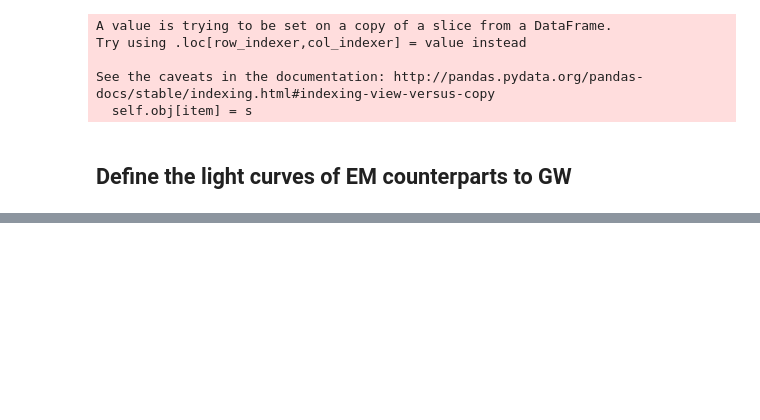
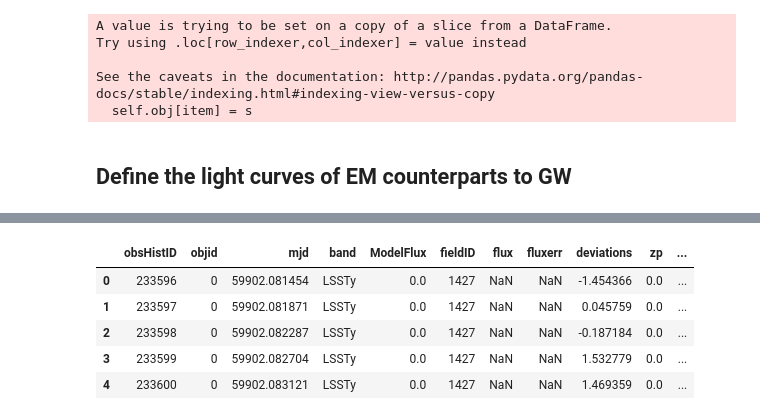
Before and after one commit to rbiswas4/emclc, a Jupyter notebook: examples/gw_emcounterparts.ipynb, the cells around one changed output, grey strips where cells are left out. Cells and saved outputs as stored; diff of their text form; code cells hidden in the pictures; blank space fills up the shorter version.

```diff
--- a/examples/gw_emcounterparts.ipynb
+++ b/examples/gw_emcounterparts.ipynb
@@ -153,0 +213,10 @@ def modellc(model, pointings, rng=np.random.RandomState(0), idx=0):
+# %%
+# light curve
+ddflc_0.lightCurve.head()
+# %% [output]
+|  | obsHistID | objid | mjd | band | ModelFlux | fieldID | flux | fluxerr | deviations | zp | ... |
+| 0 | 233596 | 0 | 59902.081454 | LSSTy | 0.0 | 1427 | NaN | NaN | -1.454366 | 0.0 | ... |
+| 1 | 233597 | 0 | 59902.081871 | LSSTy | 0.0 | 1427 | NaN | NaN | 0.045759 | 0.0 | ... |
+| 2 | 233598 | 0 | 59902.082287 | LSSTy | 0.0 | 1427 | NaN | NaN | -0.187184 | 0.0 | ... |
+| 3 | 233599 | 0 | 59902.082704 | LSSTy | 0.0 | 1427 | NaN | NaN | 1.532779 | 0.0 | ... |
+| 4 | 233600 | 0 | 59902.083121 | LSSTy | 0.0 | 1427 | NaN | NaN | 1.469359 | 0.0 | ... |
```
Also changed, not shown: parts of 57 cells of this notebook, 2 other files.
